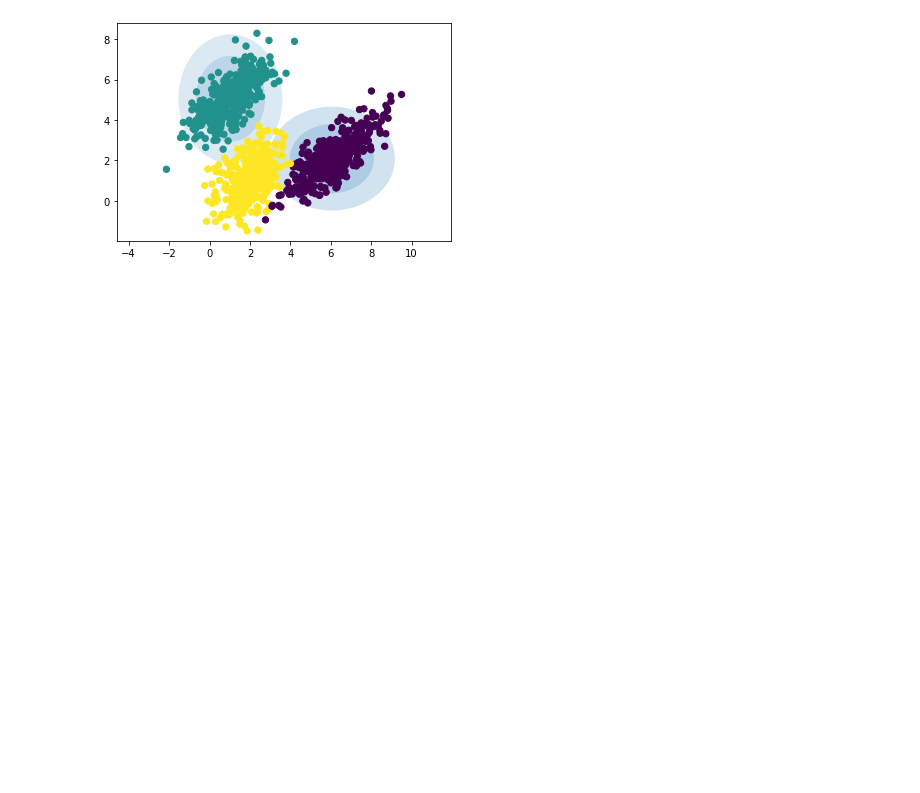
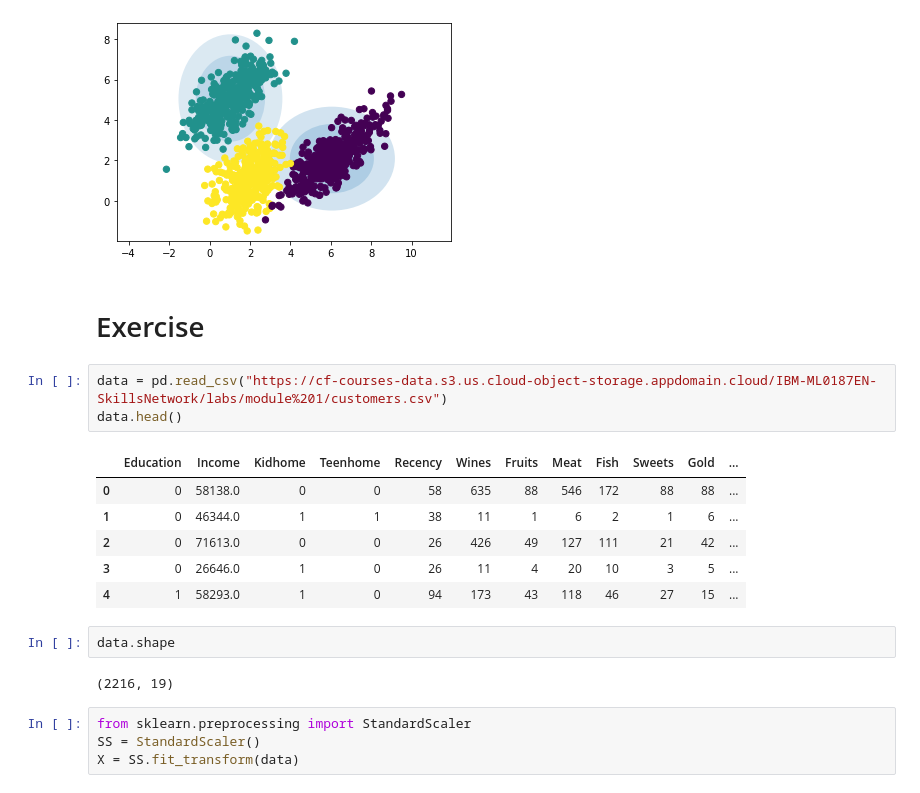
Before and after one commit to fpaul787/tackleml, a Jupyter notebook: unsupervised_learning/GMM/GMM.ipynb, the cells around one changed output. Saved outputs shown, nothing was run; the diff lists cells and outputs as text; blank space fills up the shorter version.

```diff
--- a/unsupervised_learning/GMM/GMM.ipynb
+++ b/unsupervised_learning/GMM/GMM.ipynb
@@ -132,3 +133,23 @@ plot_gmm(GaussianMixture(n_components=3, covariance_type='tied',random_state=0),
          X4)
 # %% [output]
 [figure]
+# %% [markdown]
+# Exercise
+# %%
+data = pd.read_csv("https://cf-courses-data.s3.us.cloud-object-storage.appdomain.cloud/IBM-ML0187EN-SkillsNetwork/labs/module%201/customers.csv")
+data.head()
+# %% [output]
+|  | Education | Income | Kidhome | Teenhome | Recency | Wines | Fruits | Meat | Fish | Sweets | Gold | ... |
+| 0 | 0 | 58138.0 | 0 | 0 | 58 | 635 | 88 | 546 | 172 | 88 | 88 | ... |
+| 1 | 0 | 46344.0 | 1 | 1 | 38 | 11 | 1 | 6 | 2 | 1 | 6 | ... |
+| 2 | 0 | 71613.0 | 0 | 0 | 26 | 426 | 49 | 127 | 111 | 21 | 42 | ... |
+| 3 | 0 | 26646.0 | 1 | 0 | 26 | 11 | 4 | 20 | 10 | 3 | 5 | ... |
+| 4 | 1 | 58293.0 | 1 | 0 | 94 | 173 | 43 | 118 | 46 | 27 | 15 | ... |
+# %%
+data.shape
+# %% [output]
+(2216, 19)
+# %%
+from sklearn.preprocessing import StandardScaler
+SS = StandardScaler()
+X = SS.fit_transform(data)
```
Also changed, not shown: parts of 1 cell of this notebook.
